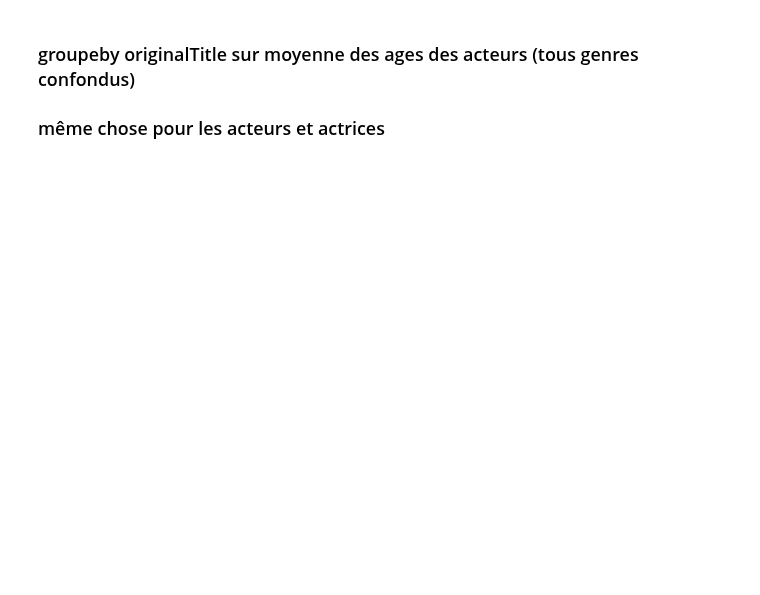
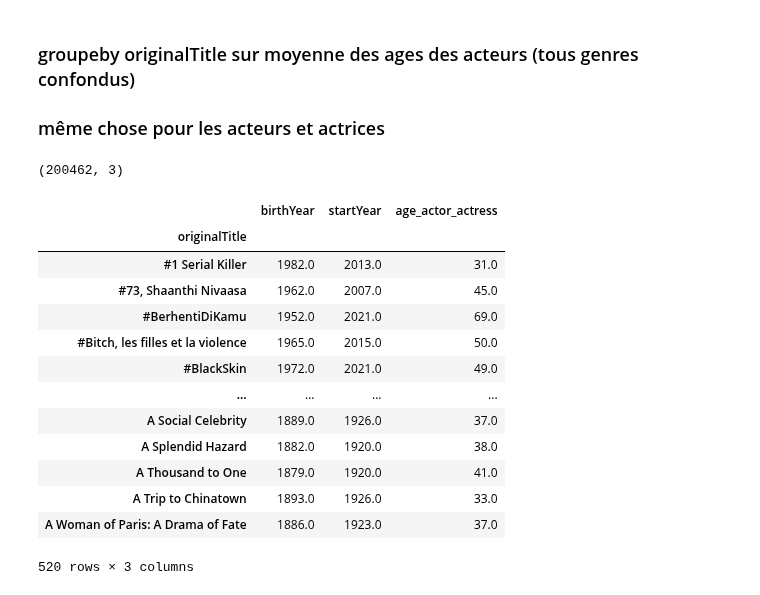
Before and after one commit to CathieLC/Wild_movie_project, a Jupyter notebook: Catherine/Catherine_mean_age_actors.ipynb, the cells around one changed output. Drawn from its saved outputs; the diff is of its cells as text; code cells hidden in the pictures; blank space fills up the shorter version.

```diff
--- a/Catherine/Catherine_mean_age_actors.ipynb
+++ b/Catherine/Catherine_mean_age_actors.ipynb
@@ -456,5 +456,33 @@ check_film
 ### groupeby originalTitle sur moyenne des ages des acteurs (tous genres confondus)
 ### même chose pour les acteurs et actrices
 # %%
-# calcul moyenne age
+# calcul moyenne age groupby('originalTitle')
 age_mean = round(actors_title_movies.groupby('originalTitle').mean('age_actor_actress'))
+
+# check df age_mean
+age_mean.shape
+# %% [output]
+(200462, 3)
+# %%
+# calcul moyenne age groupby(by=["originalTitle" & "startYear"])
+age_mean2 = round(actors_title_movies.groupby(by=["originalTitle"]).mean('age_actor_actress'))
+
+age_mean2 = age_mean2.groupby('startYear')
+
+# check df age_mean
+age_mean2.head()
+# %% [output]
+|  | birthYear | startYear | age_actor_actress |
+| originalTitle |  |  |  |
+| #1 Serial Killer | 1982.0 | 2013.0 | 31.0 |
+| #73, Shaanthi Nivaasa | 1962.0 | 2007.0 | 45.0 |
+| #BerhentiDiKamu | 1952.0 | 2021.0 | 69.0 |
+| #Bitch, les filles et la violence | 1965.0 | 2015.0 | 50.0 |
+| #BlackSkin | 1972.0 | 2021.0 | 49.0 |
+| ... | ... | ... | ... |
+| A Social Celebrity | 1889.0 | 1926.0 | 37.0 |
+| A Splendid Hazard | 1882.0 | 1920.0 | 38.0 |
+| A Thousand to One | 1879.0 | 1920.0 | 41.0 |
+| A Trip to Chinatown | 1893.0 | 1926.0 | 33.0 |
+| A Woman of Paris: A Drama of Fate | 1886.0 | 1923.0 | 37.0 |
+520 rows × 3 columns
```
Also changed, not shown: parts of 37 cells of this notebook.
